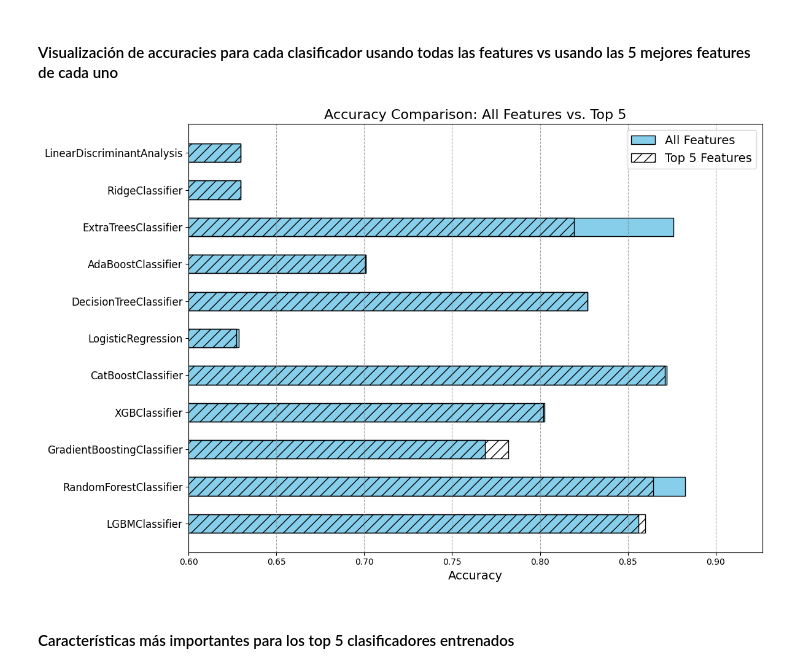
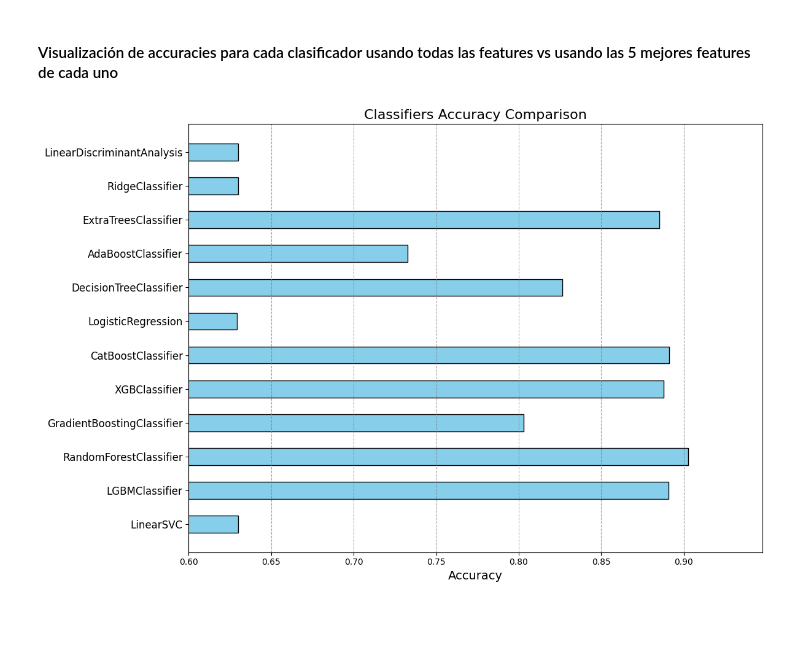
Before and after one commit to saisito/neutrones-gamma_classifier, a Jupyter notebook: process.ipynb, the cells around one changed output. Cells and saved outputs as stored; diff of their text form; code cells hidden in the pictures; blank space fills up the shorter version.

```diff
--- a/process.ipynb
+++ b/process.ipynb
@@ -398,8 +394,3 @@ plt.show()
-# %%
-selected_features = list(range(6,16))
-
-X_train = X_train[:, selected_features]
-X_test = X_test[:, selected_features]
 # %% [markdown]
 ## Comparando clasificadores simples
 # %%
@@ -418,9 +416,8 @@ from sklearn.discriminant_analysis import LinearDiscriminantAnalysis
 # %% [markdown]
 #### Clasificadores base a comparar
 # %%
-
-
 classifiers = {
+    "LinearSVC": LinearSVC(max_iter=1000, dual=False),
     "LGBMClassifier": LGBMClassifier(force_col_wise=True, verbose=-1),
     "RandomForestClassifier": RandomForestClassifier(),
     "GradientBoostingClassifier": GradientBoostingClassifier(),
@@ -507,0 +454,25 @@ print(pd.DataFrame(results))
+# %%
+for clf_name, clf in classifiers.items():
+    clf.fit(X_train, y_train)
+    y_pred_all = clf.predict(X_test)
+    y_pred_proba = clf.predict_proba(X_test) if hasattr(clf, "predict_proba") else None
+
+    accuracy_all = accuracy_score(y_test, y_pred_all)
+    precision = precision_score(y_test, y_pred_all, average="weighted")
+    recall = recall_score(y_test, y_pred_all, average="weighted")
+    f1 = f1_score(y_test, y_pred_all, average="weighted")
+    log_loss_score = log_loss(y_test, y_pred_proba) if y_pred_proba is not None else None
+
+    # Guardar resultados
+    results["Classifier"].append(clf_name)
+    results["Accuracy"].append(accuracy_all)
+    results["Precision"].append(precision)
+    results["Recall"].append(recall)
+    results["F1-Score"].append(f1)
+    results["Log Loss"].append(log_loss_score)
+
+    del clf
+    gc.collect()
+
+# Mostrar los resultados
+print(pd.DataFrame(results))
@@ -510,25 +499,15 @@ print(pd.DataFrame(results))
 # %%
 x = np.arange(len(results["Classifier"]))
 fig, ax = plt.subplots(figsize=(12, 8))
 
-# Crear las barras horizontales con hatch para Top 4 Features
-bars_all_acc = ax.barh(x, results["All Features Accuracy"], color='skyblue', edgecolor='black', height=0.5, label='All Features')
-bars_top5_acc = ax.barh(x, results["Top 5 Features Accuracy"], color='none', edgecolor='black', height=0.5, hatch='//', label='Top 5 Features')
-
-# Configuración de etiquetas y títulos
+bars_all_acc = ax.barh(x, results["Accuracy"], color='skyblue', edgecolor='black', height=0.5)
 ax.set_yticks(x)
 ax.set_yticklabels(results["Classifier"], fontsize=12)
 ax.set_xlabel("Accuracy", fontsize=14)
-ax.set_title("Accuracy Comparison: All Features vs. Top 5", fontsize=16)
-ax.legend(fontsize=14)
-
-# Agregar rejilla vertical para facilitar la comparación
+ax.set_title("Classifiers Accuracy Comparison", fontsize=16)
 ax.grid(axis='x', linestyle='--', color='gray', alpha=0.7)
-
 plt.xlim(0.6,)
 plt.tight_layout()
 plt.show()
 # %% [output]
-[figure, old version]
+[figure, new version]
-# %% [markdown]
-#### Características más importantes para los top 5 clasificadores entrenados
```
Also changed, not shown: parts of 13 cells of this notebook.
